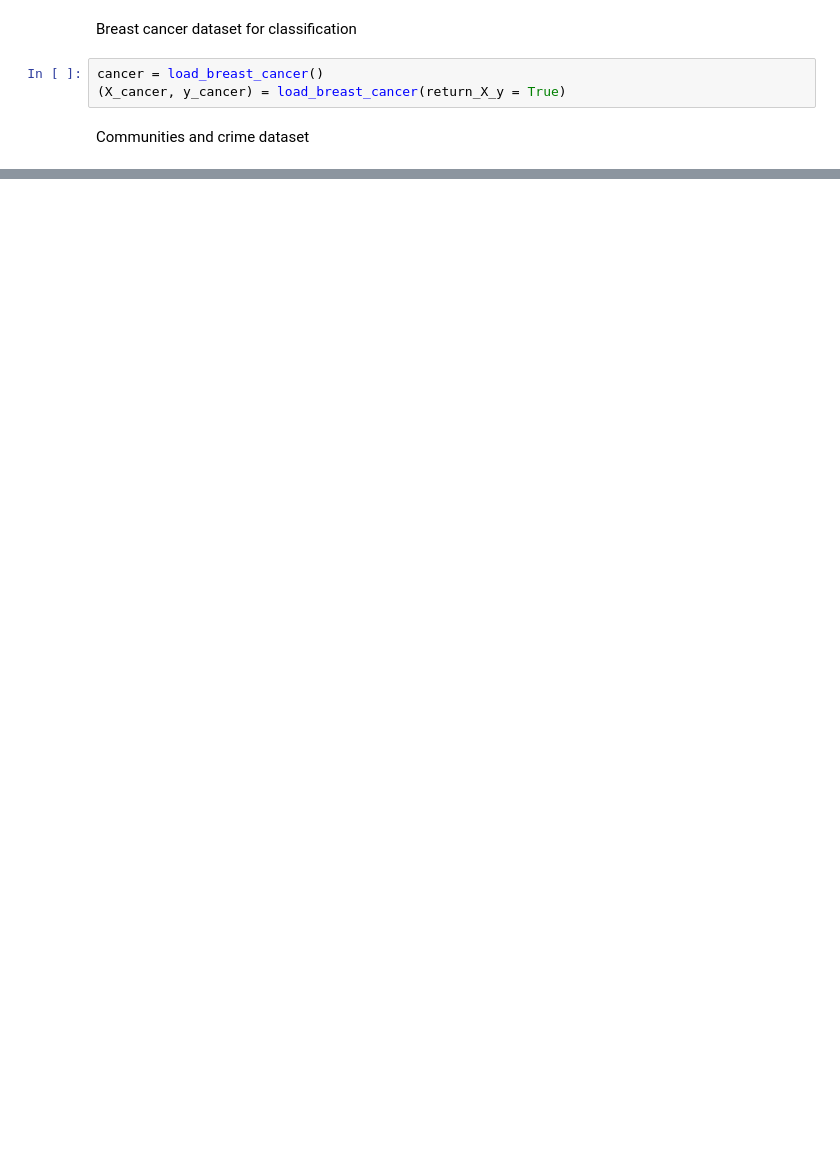
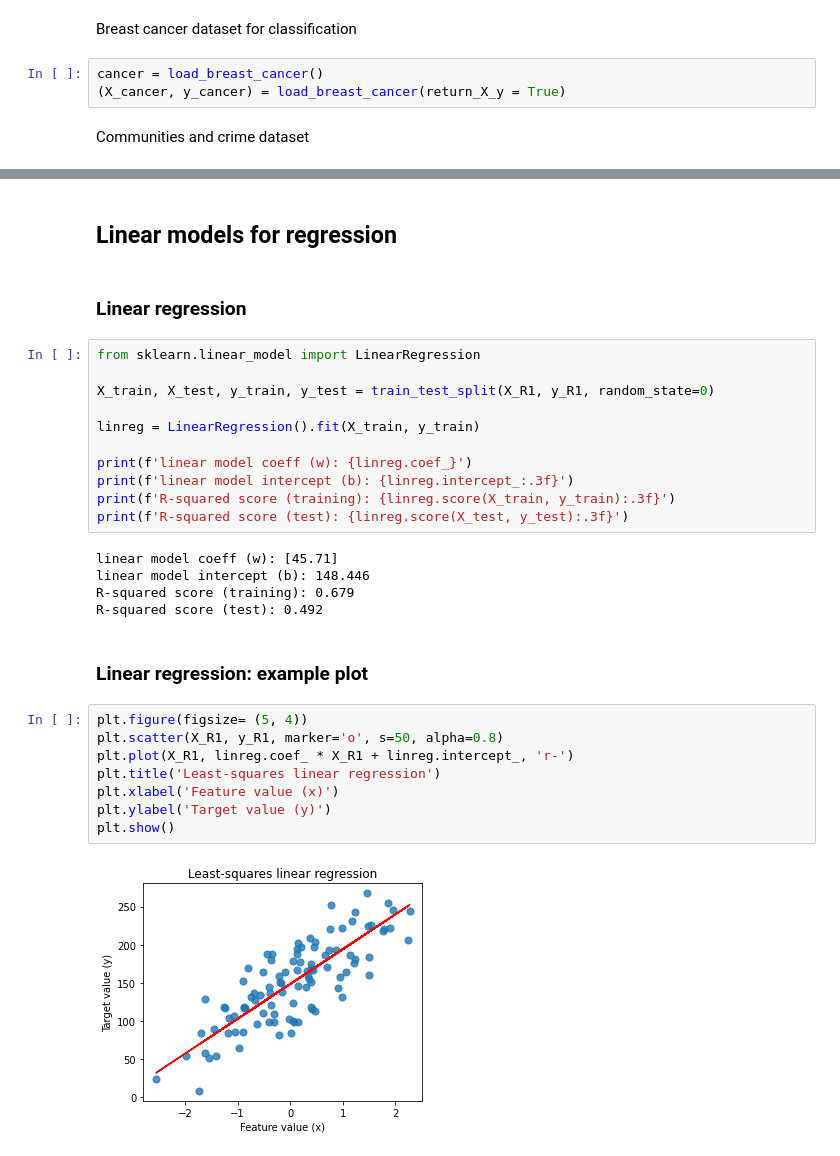
Before and after one commit to narottam90/umich_ds, a Jupyter notebook: ml/Week 2.ipynb, the cells around one changed output, grey strips where cells are left out. Cells and saved outputs as stored; diff of their text form; blank space fills up the shorter version.

```diff
--- a/ml/Week 2.ipynb
+++ b/ml/Week 2.ipynb
@@ -129,0 +217,32 @@ AttributeError: 'DataFrame' object has no attribute 'ix'
+# %% [markdown]
+## Linear models for regression
+# %% [markdown]
+### Linear regression
+# %%
+from sklearn.linear_model import LinearRegression
+
+X_train, X_test, y_train, y_test = train_test_split(X_R1, y_R1, random_state=0)
+
+linreg = LinearRegression().fit(X_train, y_train)
+
+print(f'linear model coeff (w): {linreg.coef_}')
+print(f'linear model intercept (b): {linreg.intercept_:.3f}')
+print(f'R-squared score (training): {linreg.score(X_train, y_train):.3f}')
+print(f'R-squared score (test): {linreg.score(X_test, y_test):.3f}')
+# %% [output]
+linear model coeff (w): [45.71]
+linear model intercept (b): 148.446
+R-squared score (training): 0.679
+R-squared score (test): 0.492
+# %% [markdown]
+### Linear regression: example plot
+# %%
+plt.figure(figsize= (5, 4))
+plt.scatter(X_R1, y_R1, marker='o', s=50, alpha=0.8)
+plt.plot(X_R1, linreg.coef_ * X_R1 + linreg.intercept_, 'r-')
+plt.title('Least-squares linear regression')
+plt.xlabel('Feature value (x)')
+plt.ylabel('Target value (y)')
+plt.show()
+# %% [output]
+[figure, added]
```
Also changed, not shown: parts of 48 cells of this notebook, 2 other files.
